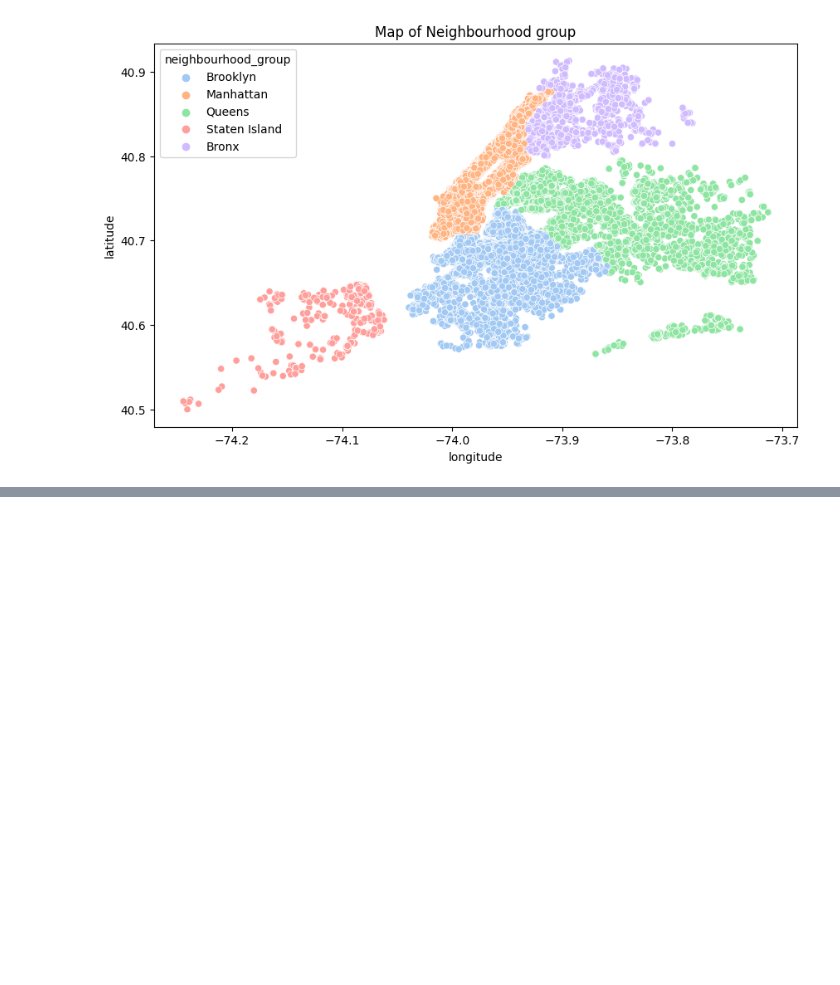
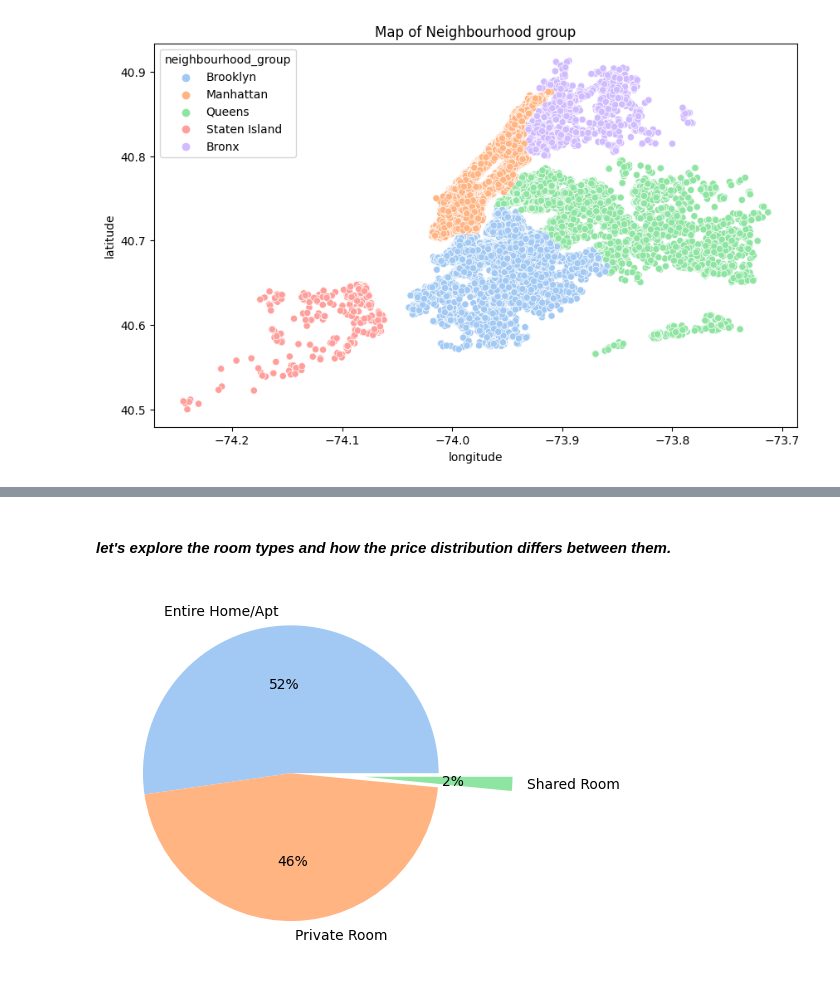
Before and after one commit to Nilaadri/Projects, a Jupyter notebook: NYC_Airbnb_Exploratory_Data_Analysis.ipynb, the cells around one changed output, grey strips where cells are left out. Saved outputs shown, nothing was run; the diff lists cells and outputs as text; code cells hidden in the pictures; blank space fills up the shorter version.

```diff
--- a/NYC_Airbnb_Exploratory_Data_Analysis.ipynb
+++ b/NYC_Airbnb_Exploratory_Data_Analysis.ipynb
@@ -325,0 +351,11 @@ plt.show()
+# %% [markdown]
+#### *let's explore the room types and how the price distribution differs between them.*
+# %%
+k=['Entire Home/Apt','Private Room','Shared Room']
+d=df['room_type'].value_counts()
+e = [0, 0, 0.5]
+palette_color = sns.color_palette('pastel')
+plt.pie(d, labels=k, colors=palette_color,explode=e, autopct='%.0f%%')
+plt.show()
+# %% [output]
+[figure, added]
```
Also changed, not shown: parts of 10 cells of this notebook.
